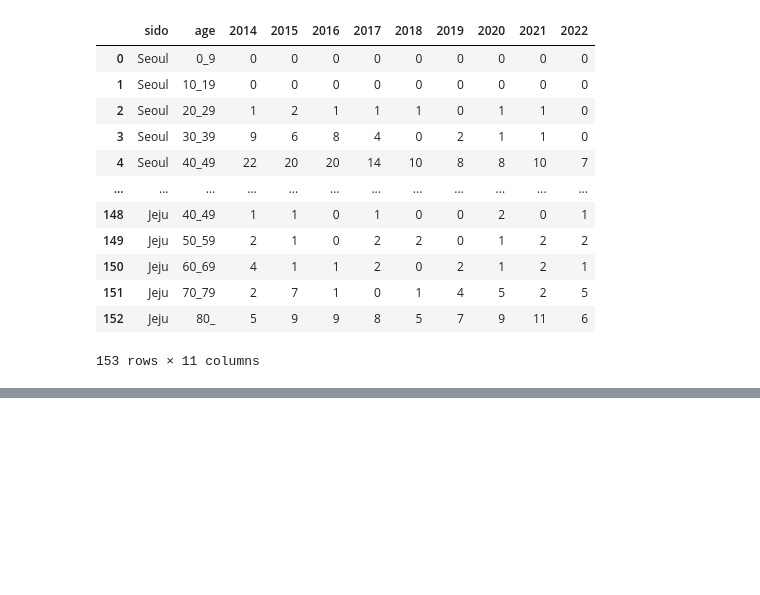
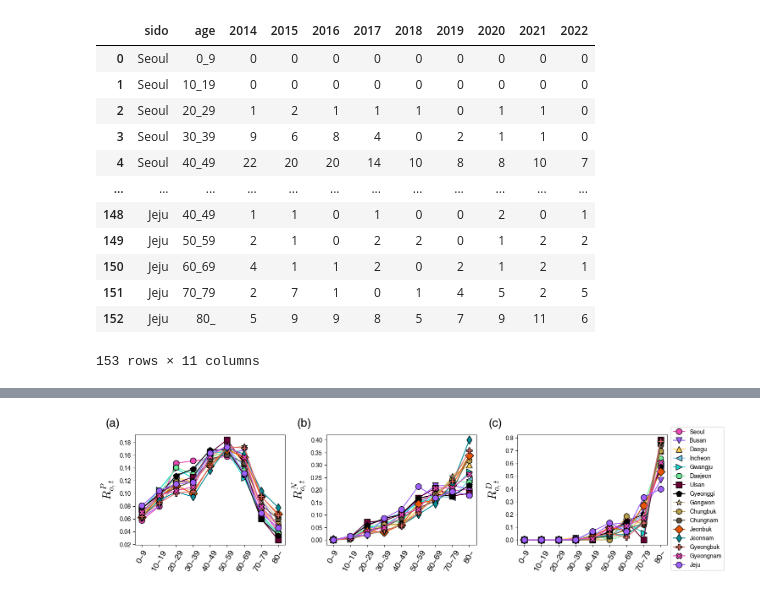
Before and after one commit to kwyosu7/Tuberculosis_hospital_optimization, a Jupyter notebook: article_figure.ipynb, the cells around one changed output, grey strips where cells are left out. Cells and saved outputs as stored; diff of their text form; code cells hidden in the pictures; blank space fills up the shorter version.

```diff
--- a/article_figure.ipynb
+++ b/article_figure.ipynb
@@ -697,0 +712,2 @@ D_data
+# %%
+RNRD_data = pd.read_csv('/home/users/YongsungKwon/workplace/Yongpyter/Tuberculosis_hospital_optimization/data_result/raw_data/2022_RNRD.txt', sep='\t')
@@ -697,0 +730,44 @@ D_data
+# %%
+cols = ['sido'] + [col for col in RNRD_data.columns if col.startswith('RN') or col.startswith('RD')]
+RNRD = RNRD_data[cols].drop_duplicates(subset=['sido'], keep='first').reset_index(drop=True)
+age_seq_data = pd.read_csv('/home/users/YongsungKwon/workplace/Yongpyter/dataset/tuberculosis/data/age_sequence_2022.csv',sep=',')
+age_list=['0~9', '10~19', '20~29', '30~39', '40~49', '50~59','60~69','70~79','80~']
+sido_list = list(age_seq_data['sigungu'])
+sido_list.remove('Sejong')
+# %%
+fig = plt.figure(figsize=(15, 4))
+gs = GridSpec(1, 3, width_ratios=[1, 1, 1], height_ratios=[1])
+ax1 = plt.subplot(gs[0,0])
+c=0
+for l,e in age_seq_data.iloc[:,1:10].iterrows():
+	if l!=7:
+		ax1.plot(age_list, e/sum(e), marker=mark[c],c=color_list[c],mec='k',ms=10,label=sido_list[c])
+		c+=1
+ax1.set_ylabel(r'$R^P_{o,t}$',size=20)
+ax1.tick_params(axis='x',labelsize=14,rotation=60)
+ax1.text(title_pos[0], title_pos[1], '(a)', fontsize=20,  ha='center', va='center',transform=ax1.transAxes)
+
+c=0
+ax2 = plt.subplot(gs[0,1])
+for l,e in RNRD.iloc[:,1:10].iterrows():
+	ax2.plot(age_list, e, marker=mark[c],c=color_list[c],mec='k',ms=10,label=sido_list[c])
+	c+=1
+ax2.set_ylabel(r'$R^N_{o,t}$',size=20)
+ax2.tick_params(axis='x',labelsize=14,rotation=60)
+ax2.text(title_pos[0], title_pos[1], '(b)', fontsize=20,  ha='center', va='center',transform=ax2.transAxes)
+
+c=0
+ax3 = plt.subplot(gs[0,2])
+for l,e in RNRD.iloc[:,10:20].iterrows():
+	ax3.plot(age_list, e, marker=mark[c],c=color_list[c],mec='k',ms=10,label=sido_list[c])
+	c+=1
+ax3.set_ylabel(r'$R^D_{o,t}$',size=20)
+ax3.tick_params(axis='x',labelsize=14,rotation=60)
+ax3.text(title_pos[0], title_pos[1], '(c)', fontsize=20,  ha='center', va='center',transform=ax3.transAxes)
+ax3.legend(loc=(1.03,-0))
+ax3.legend(loc='upper center', bbox_to_anchor=(1.2, 1.1), ncol=1)
+plt.tight_layout()
+# plt.savefig('/home/users/YongsungKwon/workplace/Yongpyter/Tuberculosis_hospital_optimization/data_result/figure/RPRNRD.pdf', format='pdf', transparent=True)
+plt.show()
+# %% [output]
+[figure, added]
```
Also changed, not shown: parts of 6 cells of this notebook.
